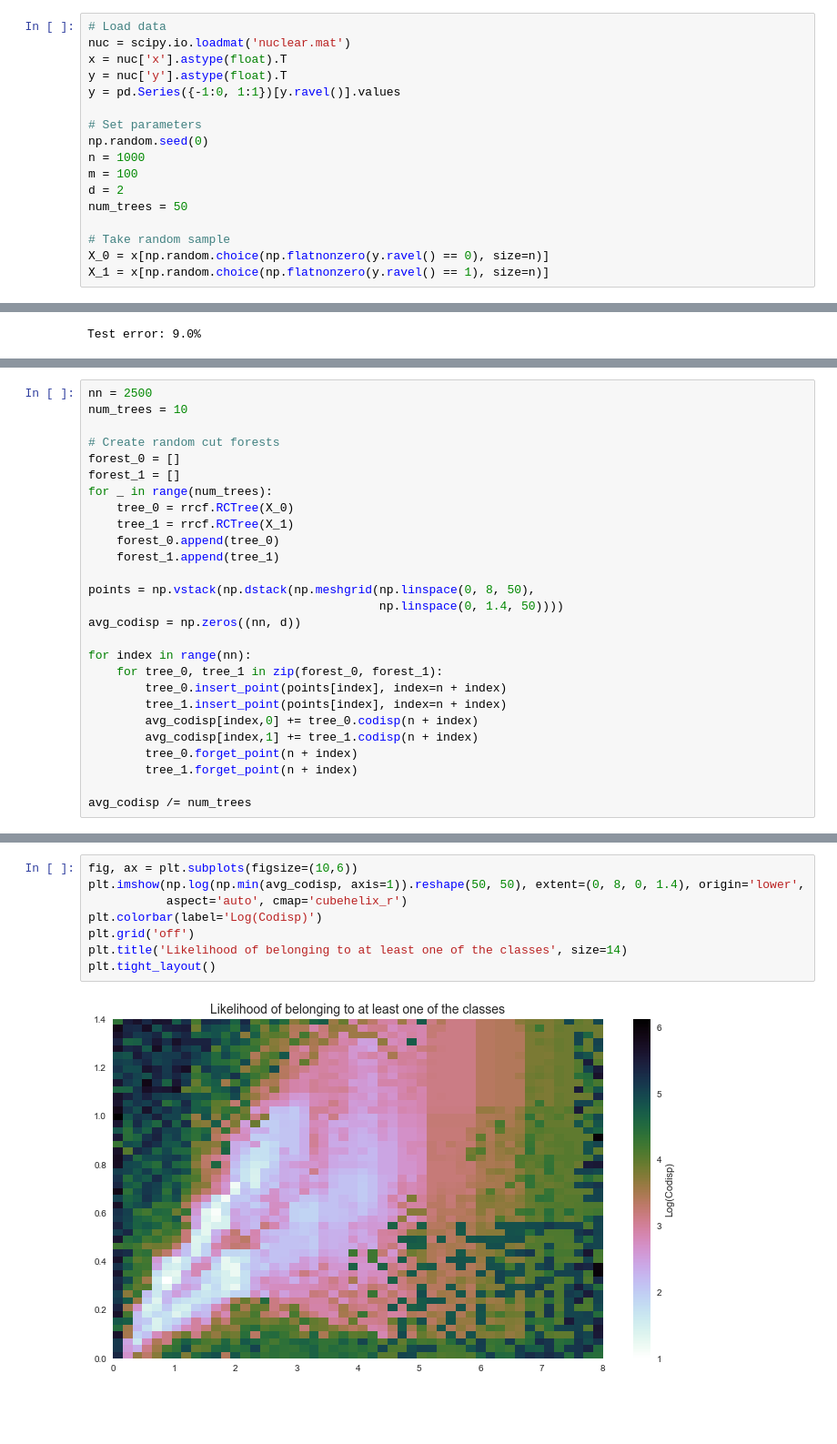
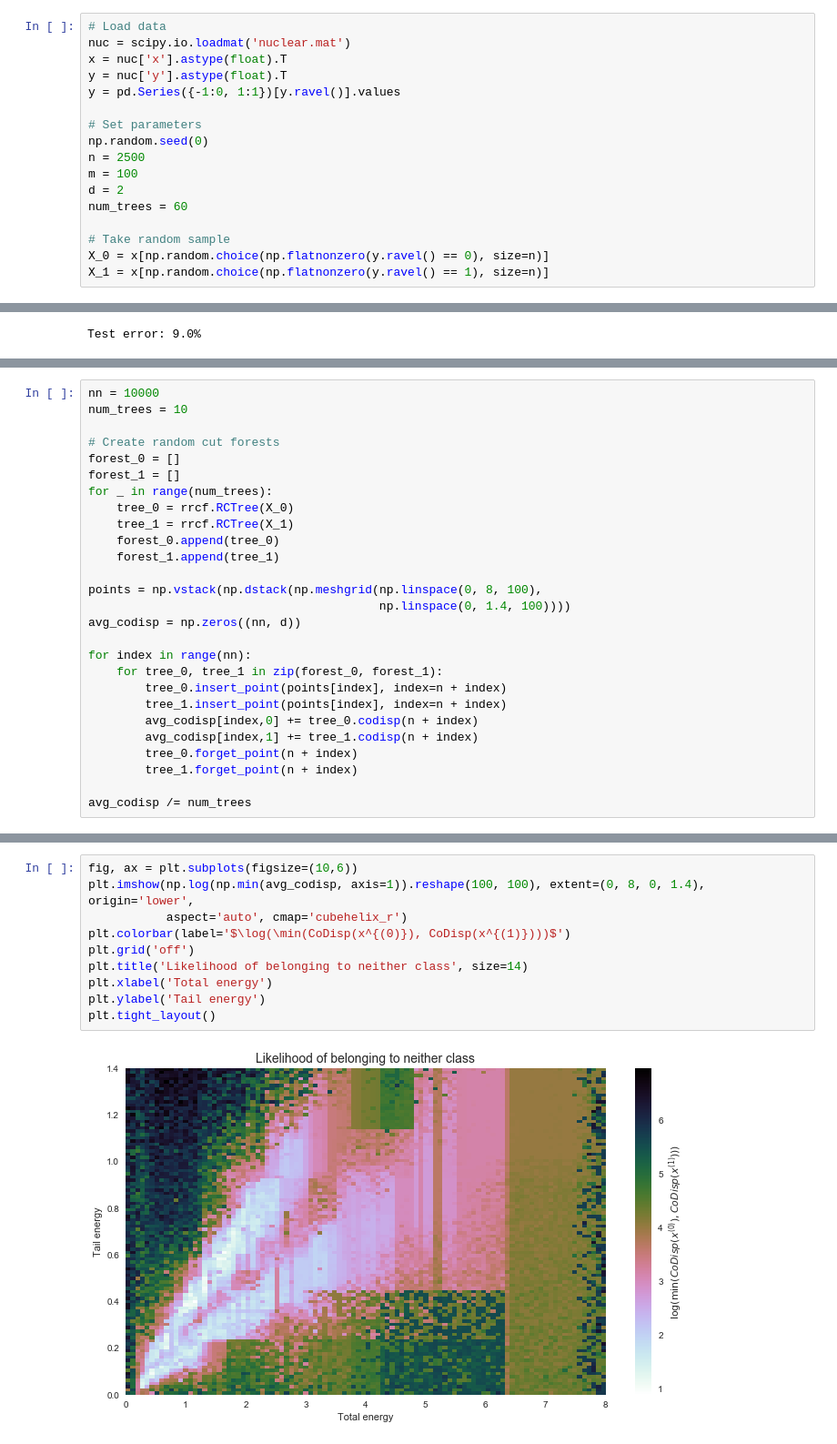
Before and after one commit to kLabUM/rrcf, a Jupyter notebook: notebooks/classification_test.ipynb, the cells around one changed output, grey strips where cells are left out. Shown at 91% size. Saved outputs shown, nothing was run; the diff lists cells and outputs as text; blank space fills up the shorter version.

```diff
--- a/notebooks/classification_test.ipynb
+++ b/notebooks/classification_test.ipynb
@@ -89,10 +90,10 @@ y = pd.Series({-1:0, 1:1})[y.ravel()].values
 
 # Set parameters
 np.random.seed(0)
-n = 1000
+n = 2500
 m = 100
 d = 2
-num_trees = 50
+num_trees = 60
 
 # Take random sample
 X_0 = x[np.random.choice(np.flatnonzero(y.ravel() == 0), size=n)]
@@ -145,5 +162,5 @@ plt.tight_layout()
 # %%
-nn = 2500
+nn = 10000
 num_trees = 10
 
 # Create random cut forests
@@ -155,8 +172,8 @@ for _ in range(num_trees):
     forest_0.append(tree_0)
     forest_1.append(tree_1)
 
-points = np.vstack(np.dstack(np.meshgrid(np.linspace(0, 8, 50),
-                                         np.linspace(0, 1.4, 50))))
+points = np.vstack(np.dstack(np.meshgrid(np.linspace(0, 8, 100),
+                                         np.linspace(0, 1.4, 100))))
 avg_codisp = np.zeros((nn, d))
 
 for index in range(nn):
@@ -182,10 +205,12 @@ plt.tight_layout()
 # %%
 fig, ax = plt.subplots(figsize=(10,6))
-plt.imshow(np.log(np.min(avg_codisp, axis=1)).reshape(50, 50), extent=(0, 8, 0, 1.4), origin='lower',
+plt.imshow(np.log(np.min(avg_codisp, axis=1)).reshape(100, 100), extent=(0, 8, 0, 1.4), origin='lower',
            aspect='auto', cmap='cubehelix_r')
-plt.colorbar(label='Log(Codisp)')
+plt.colorbar(label='$\log(\min(CoDisp(x^{(0)}), CoDisp(x^{(1)})))$')
 plt.grid('off')
-plt.title('Likelihood of belonging to at least one of the classes', size=14)
+plt.title('Likelihood of belonging to neither class', size=14)
+plt.xlabel('Total energy')
+plt.ylabel('Tail energy')
 plt.tight_layout()
 # %% [output]
-[figure, old version]
+[figure, new version]
```
Also changed, not shown: parts of 14 cells of this notebook, 2 other files.
